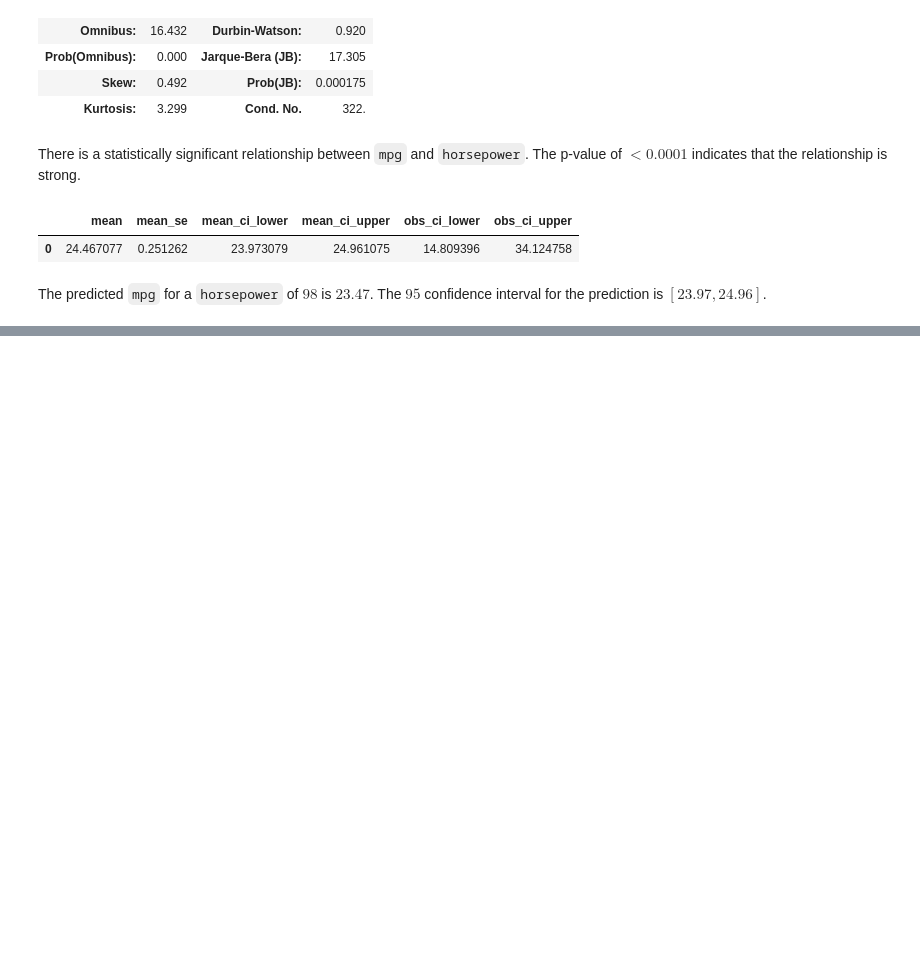
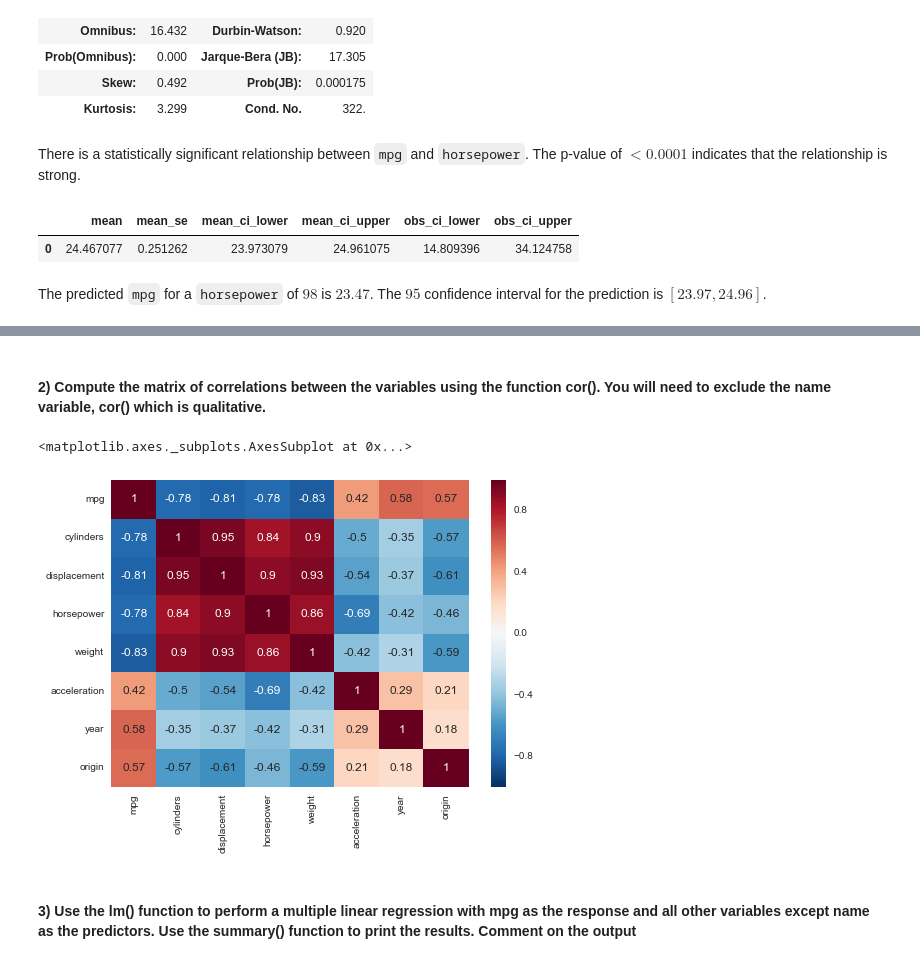
Before and after one commit to kjoshi/ISL, a Jupyter notebook: chapter3/3.7_Exercises.ipynb, the cells around one changed output, grey strips where cells are left out. Saved outputs shown, nothing was run; the diff lists cells and outputs as text; code cells hidden in the pictures; blank space fills up the shorter version.

```diff
--- a/chapter3/3.7_Exercises.ipynb
+++ b/chapter3/3.7_Exercises.ipynb
@@ -218,0 +264,9 @@ plt.plot(X_new.horsepower, preds, color='red')
+# %% [markdown]
+#### 2) Compute the matrix of correlations between the variables using the function cor(). You will need to exclude the name variable, cor() which is qualitative.
+# %%
+sb.heatmap(auto.corr(), vmin=-1.0, vmax=1.0, annot=True)
+# %% [output]
+<matplotlib.axes._subplots.AxesSubplot at 0x...>
+[figure, added]
+# %% [markdown]
+#### 3) Use the lm() function to perform a multiple linear regression with mpg as the response and all other variables except name as the predictors. Use the summary() function to print the results. Comment on the output
```
Also changed, not shown: parts of 84 cells of this notebook.
